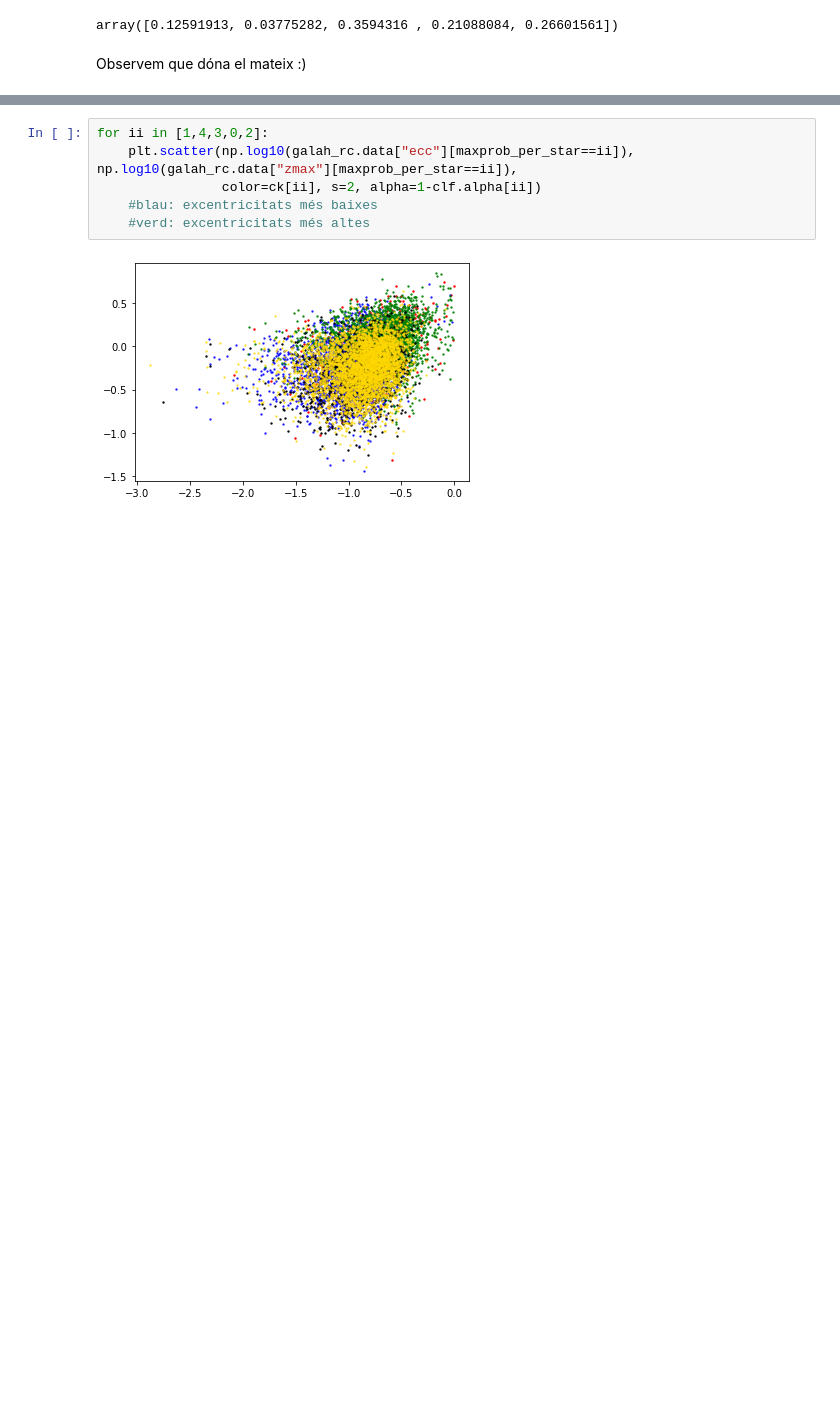
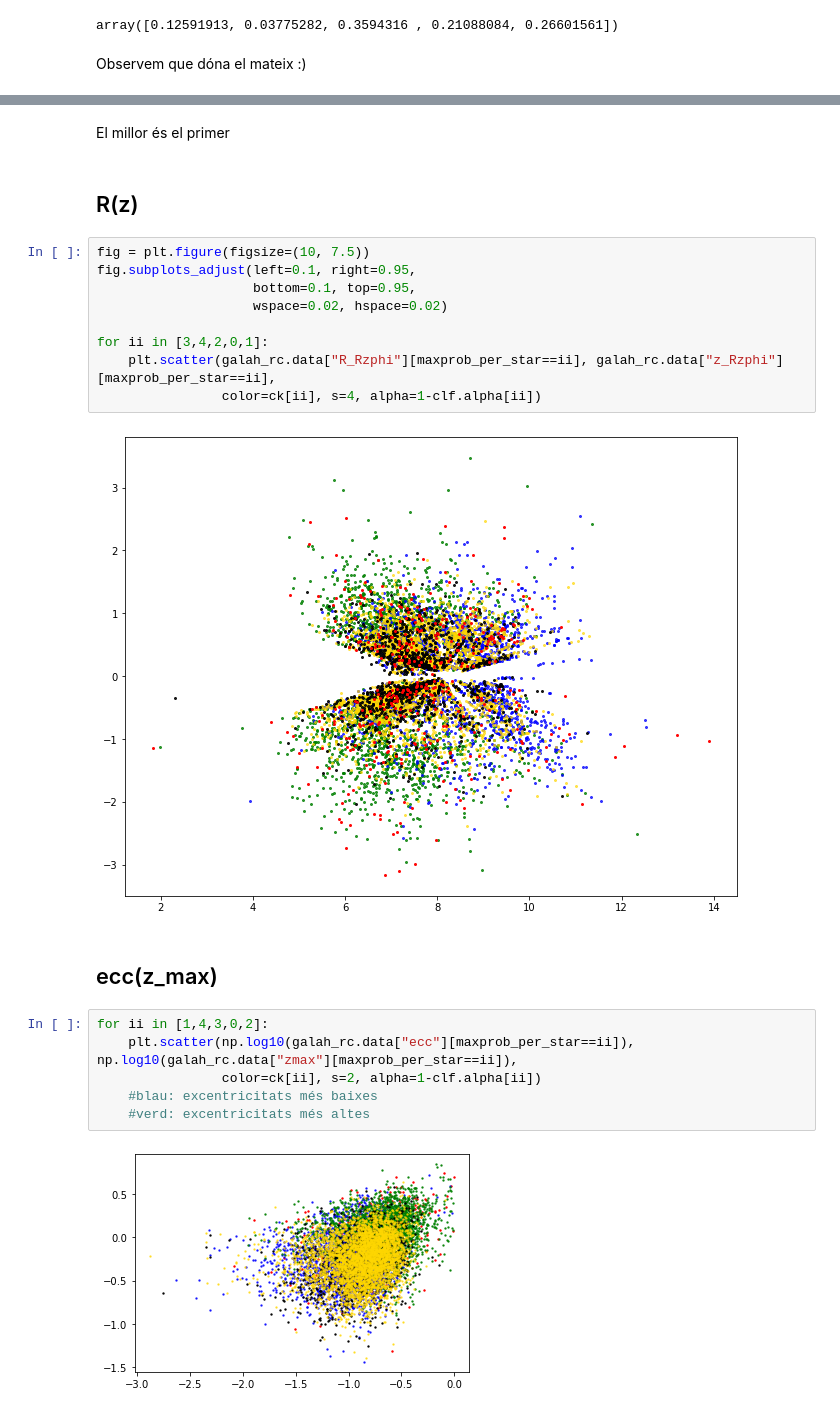
Before and after one commit to aleixcb/tfg_galah, a Jupyter notebook: py/XD aplicat a RC.ipynb, the cells around one changed output, grey strips where cells are left out. Saved outputs shown, nothing was run; the diff lists cells and outputs as text; blank space fills up the shorter version.

```diff
--- a/py/XD aplicat a RC.ipynb
+++ b/py/XD aplicat a RC.ipynb
@@ -291,3 +327,20 @@ for p in multiset_permutations(index_list):
+# %% [markdown]
+El millor és el primer
+# %% [markdown]
+## R(z)
+# %%
+fig = plt.figure(figsize=(10, 7.5))
+fig.subplots_adjust(left=0.1, right=0.95,
+                    bottom=0.1, top=0.95,
+                    wspace=0.02, hspace=0.02)
+
+for ii in [3,4,2,0,1]:
+    plt.scatter(galah_rc.data["R_Rzphi"][maxprob_per_star==ii], galah_rc.data["z_Rzphi"][maxprob_per_star==ii],
+                color=ck[ii], s=4, alpha=1-clf.alpha[ii])
+# %% [output]
+[figure, added]
+# %% [markdown]
+## ecc(z_max)
 # %%
 for ii in [1,4,3,0,2]:
     plt.scatter(np.log10(galah_rc.data["ecc"][maxprob_per_star==ii]), np.log10(galah_rc.data["zmax"][maxprob_per_star==ii]),
```
Also changed, not shown: parts of 20 cells of this notebook.
